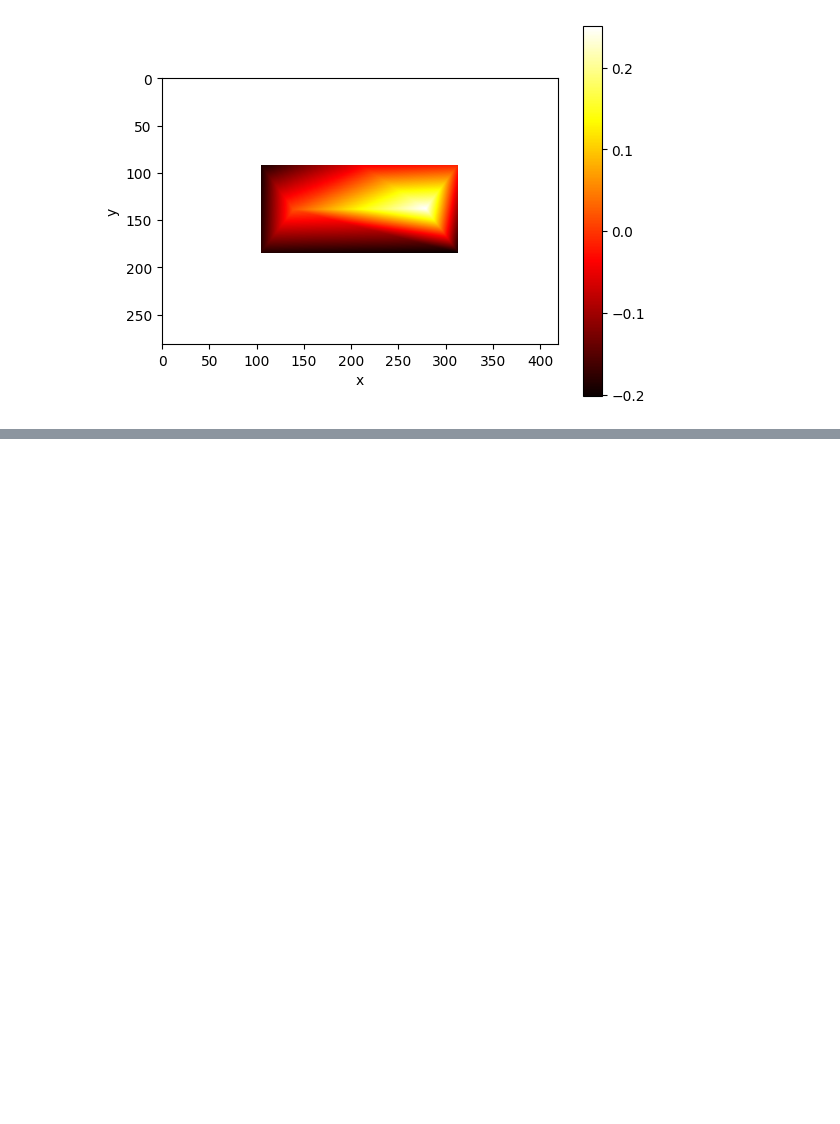
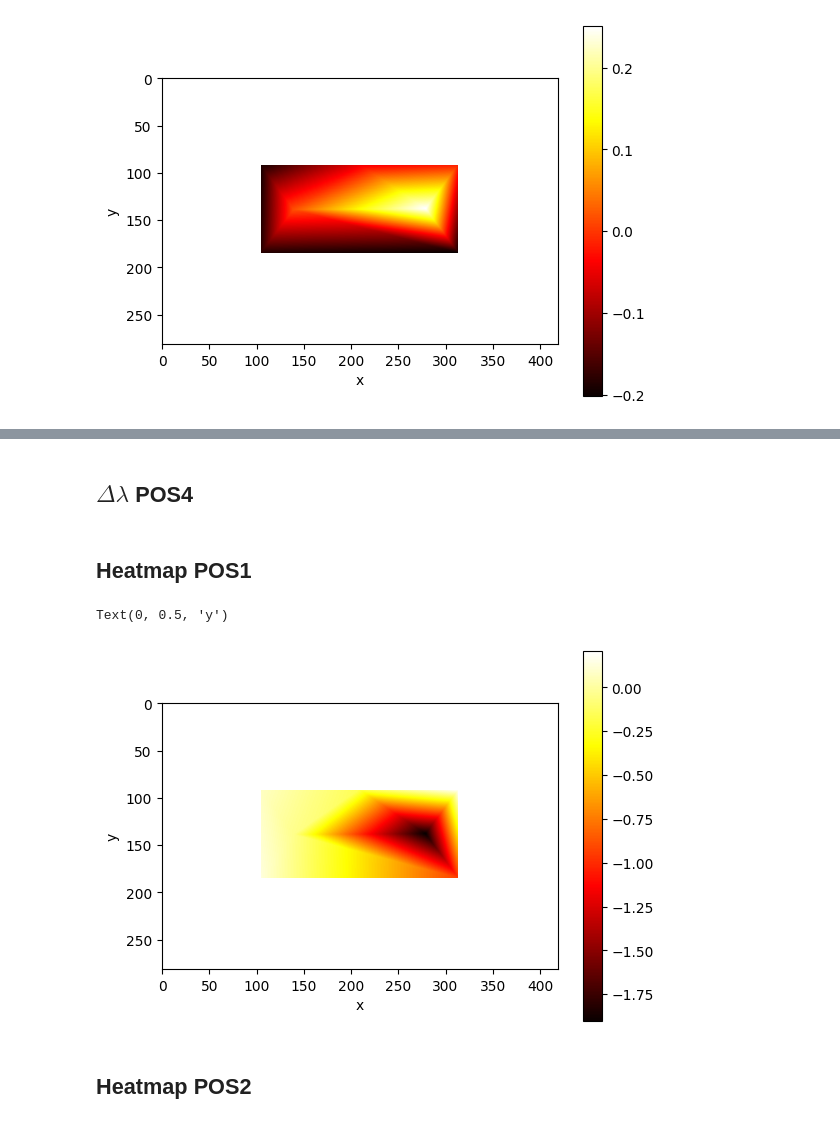
Before and after one commit to NicolasLSchneebeli/IC-TesteInicial, a Jupyter notebook: Teste1-Tapete.ipynb, the cells around one changed output, grey strips where cells are left out. Cells and saved outputs as stored; diff of their text form; code cells hidden in the pictures; blank space fills up the shorter version.

Commit message:
Feito bequer 500 mL cheio

```diff
--- a/Teste1-Tapete.ipynb
+++ b/Teste1-Tapete.ipynb
@@ -638,0 +647,5 @@ Text(0, 0.5, 'y')
+# %%
+Bequer500pos1=pd.read_csv(open("Teste1/Béquer 500mL/N0.2023.05.11.16.09.54(Pos1).txt","r"),skiprows=65,names=["Timestamp","CH1","CH2","CH3","CH4","CH5","CH6","CH7","CH8","PEAKS1","PEAKS2","PEAKS3","PEAKS5","PEAKS6","PEAKS7","PEAKS8"], sep="\t", decimal=",")
+Bequer500pos2=pd.read_csv(open("Teste1/Béquer 500mL/N0.2023.05.11.16.10.54(Pos2).txt","r"),skiprows=65,names=["Timestamp","CH1","CH2","CH3","CH4","CH5","CH6","CH7","CH8","PEAKS1","PEAKS2","PEAKS3","PEAKS5","PEAKS6","PEAKS7","PEAKS8"], sep="\t", decimal=",")
+Bequer500pos3=pd.read_csv(open("Teste1/Béquer 500mL/N0.2023.05.11.16.11.52(Pos3).txt","r"),skiprows=65,names=["Timestamp","CH1","CH2","CH3","CH4","CH5","CH6","CH7","CH8","PEAKS1","PEAKS2","PEAKS3","PEAKS5","PEAKS6","PEAKS7","PEAKS8"], sep="\t", decimal=",")
+Bequer500pos4=pd.read_csv(open("Teste1/Béquer 500mL/N0.2023.05.11.16.13.20(Pos4).txt","r"),skiprows=65,names=["Timestamp","CH1","CH2","CH3","CH4","CH5","CH6","CH7","CH8","PEAKS1","PEAKS2","PEAKS3","PEAKS5","PEAKS6","PEAKS7","PEAKS8"], sep="\t", decimal=",")
@@ -638,0 +654,11 @@ Text(0, 0.5, 'y')
+# %%
+deltalambdaC1=np.zeros(7)
+
+deltalambdaC1[0]= medias[0] - Bequer500pos1['PEAKS1'].mean()
+deltalambdaC1[1]= medias[1] - Bequer500pos1['PEAKS2'].mean()
+deltalambdaC1[2]= medias[2] - Bequer500pos1['PEAKS3'].mean()
+
+deltalambdaC1[3]= medias[3] - Bequer500pos1['PEAKS5'].mean()
+deltalambdaC1[4]= medias[4] - Bequer500pos1['PEAKS6'].mean()
+deltalambdaC1[5]= medias[5] - Bequer500pos1['PEAKS7'].mean()
+deltalambdaC1[6]= medias[6] - Bequer500pos1['PEAKS8'].mean()
@@ -638,0 +691,2 @@ Text(0, 0.5, 'y')
+# %% [markdown]
+## $\Delta \lambda $ POS4
@@ -638,0 +704,6 @@ Text(0, 0.5, 'y')
+# %% [markdown]
+## Heatmap POS1
+# %%
+locC1=np.zeros((7,2))
+FC1=np.zeros(7)
+tapeteposC1=tapetepos.copy()
@@ -638,0 +748,14 @@ Text(0, 0.5, 'y')
+# %%
+interp_forcasC1= griddata(locC1,FC1,(xx,yy))
+
+
+im1=plt.imshow(interp_forcasC1 , cmap="hot")
+
+plt.colorbar(im1)
+plt.xlabel('x')
+plt.ylabel('y')
+# %% [output]
+Text(0, 0.5, 'y')
+[figure, added]
+# %% [markdown]
+## Heatmap POS2
```
Also changed, not shown: parts of 23 cells of this notebook, 1 other file.
